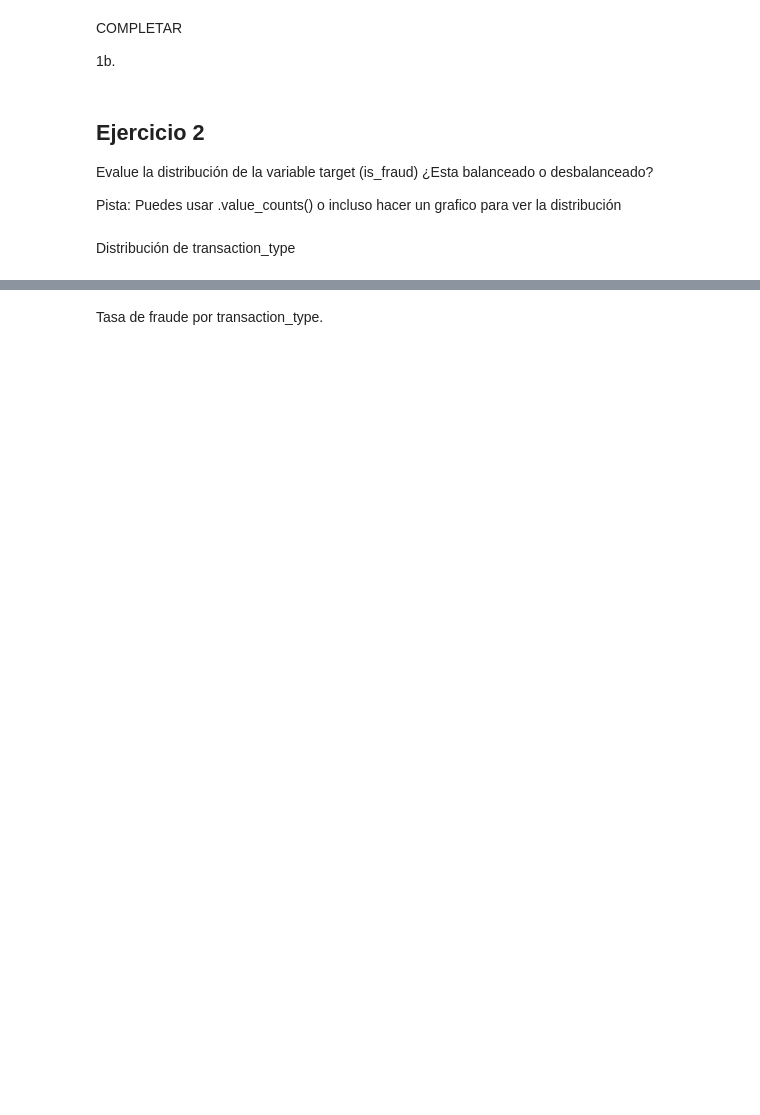
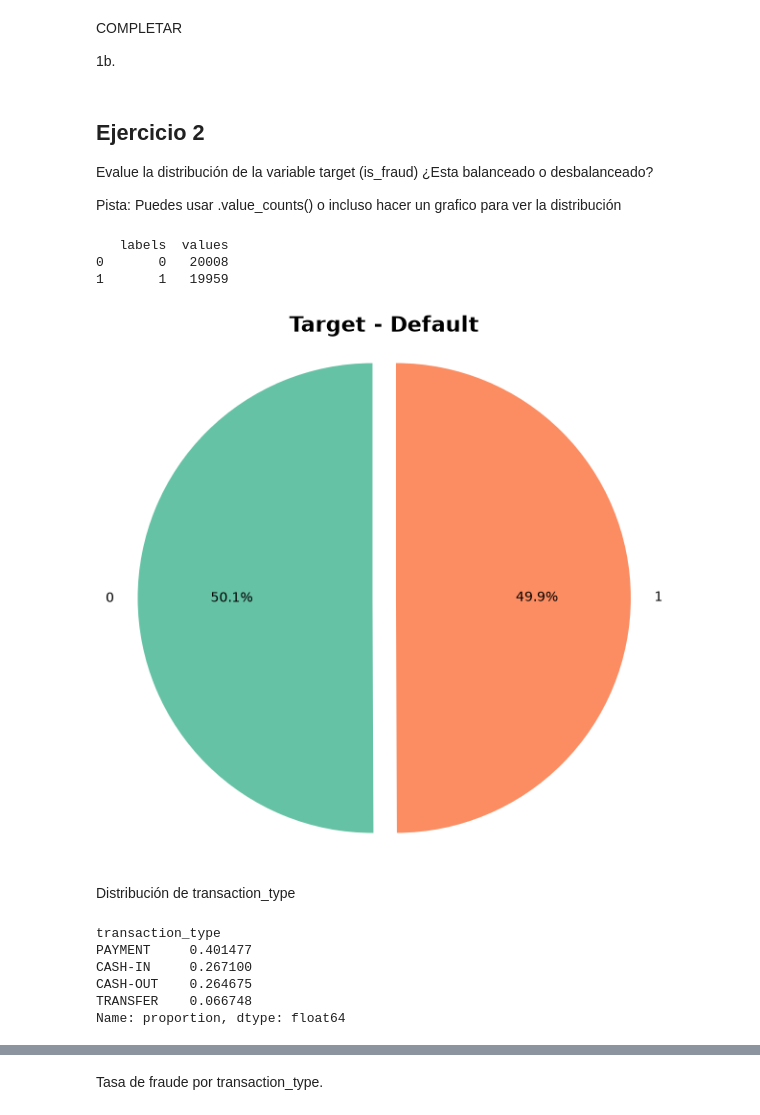
Before and after one commit to Nicolas-Torres/ai-applications-in-industry, a Jupyter notebook: scoring-fraud-detection/2_Actividad Detección de fraude - Variables LLM.ipynb, the cells around one changed output, grey strips where cells are left out. Saved outputs shown, nothing was run; the diff lists cells and outputs as text; code cells hidden in the pictures; blank space fills up the shorter version.

Commit message:
✨ feat(scoring-fraud-detection): Se agrega desarrollo de la actividad

```diff
--- a/scoring-fraud-detection/2_Actividad Detección de fraude - Variables LLM.ipynb
+++ b/scoring-fraud-detection/2_Actividad Detección de fraude - Variables LLM.ipynb
@@ -8,0 +10,3 @@ import matplotlib.pyplot as plt
+# %%
+root_path = os.getcwd()
+print(f"Current working directory: {root_path}")
@@ -18,2 +22,5 @@ import matplotlib.pyplot as plt
+# %%
+# COMPLETAR 1a
+df = pd.read_csv(root_path + "/data/df_caso_fraude.csv", encoding="utf-8")
 # %%
 df.info()
@@ -31,5 +53,32 @@ Pista: Puedes usar .value_counts()  o incluso hacer un grafico para ver la distr
+# %%
+# COMPLETAR
+# La data esta balanceada
+temp = df["is_fraud"].value_counts()
+data = pd.DataFrame({'labels': temp.index, 'values': temp.values})
+print(data)
+colors = sns.color_palette("Set2", n_colors=len(data))
+
+plt.figure(figsize=(7, 7))
+plt.pie(data['values'], labels=data['labels'], autopct='%1.1f%%', startangle=90, colors=colors, explode=(0.1, 0))
+
+plt.title('Target - Default', fontsize=16, weight='bold')
+
+plt.axis('equal')
+plt.show()
+# %% [output]
+   labels  values
+0       0   20008
+1       1   19959
+[figure, added]
 # %% [markdown]
 Distribución de transaction_type
 # %%
 # Se observa el porcentaje que representa cada tipo de transacción
 df["transaction_type"].value_counts(normalize=True)
+# %% [output]
+transaction_type
+PAYMENT     0.401477
+CASH-IN     0.267100
+CASH-OUT    0.264675
+TRANSFER    0.066748
+Name: proportion, dtype: float64
```
Also changed, not shown: parts of 27 cells of this notebook, 1 other file.
